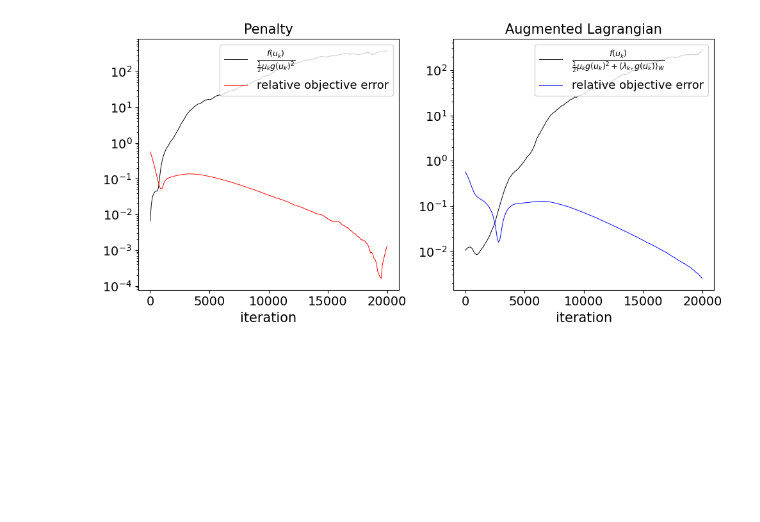
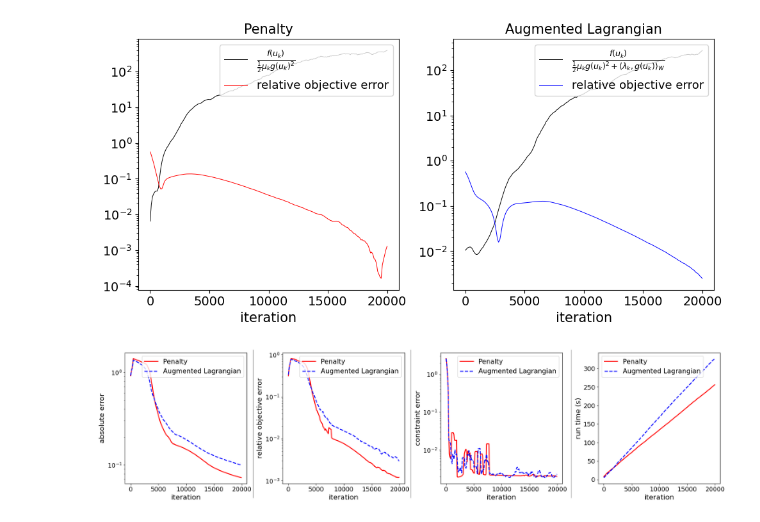
Before and after one commit to pinakm9/var-al, a Jupyter notebook: plotters/sphere-geodesic.ipynb, the cells around one changed output. Drawn from its saved outputs; the diff is of its cells as text; code cells hidden in the pictures; blank space fills up the shorter version.

Commit message:
helicoid tightter

```diff
--- a/plotters/sphere-geodesic.ipynb
+++ b/plotters/sphere-geodesic.ipynb
@@ -342,3 +342,83 @@ def plot_errors(filename, last, interval, k):
 plot_errors('../plots/helicoid-ratio', last=500, interval=1, k=1)
 # %% [output]
 [figure]
+# %%
+# set up plotting parameters
+scale = 0
+xlabel_size = ylabel_size = 16 + scale
+tick_size = 7 + scale
+legend_size = 15 + scale
+title_size = 15 + scale
+cbar_tick_size = 10 + scale
+line_color = "darkgrey"
+
+
+def smooth(y, k):
+    y_smooth = savgol_filter(y, 5, k)
+    return y_smooth
+
+tick_size = 14 + scale
+def plot_errors(filename, last, interval, k):
+    fig = plt.figure(figsize=(20, 5))
+    ax_l = fig.add_subplot(141)
+    ax_o = fig.add_subplot(142)
+    ax_c = fig.add_subplot(143)
+    ax_m = fig.add_subplot(144)
+    # plotting params
+    ax_l.tick_params(axis='both', which='major', labelsize=tick_size)
+    ax_l.tick_params(axis='both', which='minor', labelsize=tick_size)
+    #ax_l.set_title('Penalty solution', fontsize=title_size)
+    ax_l.set_xlabel('iteration', fontsize=xlabel_size)
+    ax_l.set_ylabel(r'absolute error', fontsize=ylabel_size)
+
+    ax_o.tick_params(axis='both', which='major', labelsize=tick_size)
+    ax_o.tick_params(axis='both', which='minor', labelsize=tick_size)
+    #ax_o.set_title('Augmented Lagrangian solution', fontsize=title_size)
+    ax_o.set_xlabel('iteration', fontsize=xlabel_size)
+    ax_o.set_ylabel('relative objective error', fontsize=ylabel_size)
+
+    ax_c.tick_params(axis='both', which='major', labelsize=tick_size)
+    ax_c.tick_params(axis='both', which='minor', labelsize=tick_size)
+    #ax_c.set_title('True solution', fontsize=title_size)
+    ax_c.set_xlabel('iteration', fontsize=xlabel_size)
+    ax_c.set_ylabel('constraint error', fontsize=ylabel_size)
+
+    ax_m.tick_params(axis='both', which='major', labelsize=tick_size)
+    ax_m.tick_params(axis='both', which='minor', labelsize=tick_size)
+    #ax_c.set_title('True solution', fontsize=title_size)
+    ax_m.set_xlabel('iteration', fontsize=xlabel_size)
+    ax_m.set_ylabel('run time (s)', fontsize=ylabel_size)
+
+    df_p = pd.read_csv('../data/sphere-geodesic/train_log.csv')
+    df_al = pd.read_csv('../data/sphere-geodesic-al/train_log.csv')
+
+    x = df_p['iteration'].to_numpy()[0:last:interval]
+    ax_l.semilogy(x, smooth(df_p['L2-error'].to_numpy()[0:last:interval], k), linewidth=2, label='Penalty', c='red')
+    ax_l.semilogy(x, smooth(df_al['L2-error'].to_numpy()[0:last:interval], k), linewidth=2, label='Augmented Lagrangian', c='blue', linestyle='--')
+    ax_l.legend(fontsize=legend_size)
+    ax_o.semilogy(x, smooth(np.abs(df_p['objective-error'].to_numpy()[0:last:interval]), k), linewidth=2, label='Penalty', c='red')
+    ax_o.semilogy(x, smooth(np.abs(df_al['objective-error'].to_numpy()[0:last:interval]), k), linewidth=2, label='Augmented Lagrangian', c='blue', linestyle='--')
+    ax_o.legend(fontsize=legend_size)
+    ax_c.semilogy(x, smooth(np.abs(df_p['constraint-error'].to_numpy()[0:last:interval]), k), linewidth=2, label='Penalty', c='red')
+    ax_c.semilogy(x, smooth(np.abs(df_al['constraint-error'].to_numpy()[0:last:interval]), k), linewidth=2, label='Augmented Lagrangian', c='blue', linestyle='--')
+    ax_c.legend(fontsize=legend_size)
+    ax_m.plot(x, smooth(np.abs(df_p['runtime'].to_numpy()[0:last:interval]), k), linewidth=2, label='Penalty', c='red')
+    ax_m.plot(x, smooth(np.abs(df_al['runtime'].to_numpy()[0:last:interval]), k), linewidth=2, label='Augmented Lagrangian', c='blue', linestyle='--')
+    ax_m.legend(fontsize=legend_size)
+    l = 0.4525
+    line = plt.Line2D([l+.045,l+.045],[0.05,0.98], transform=fig.transFigure, color=line_color)
+    fig.add_artist(line)
+    l = 0.205
+    line = plt.Line2D([l+.045,l+.045],[0.05,0.98], transform=fig.transFigure, color=line_color)
+    fig.add_artist(line)
+    l = 0.705
+    line = plt.Line2D([l+.045,l+.045],[0.05,0.98], transform=fig.transFigure, color=line_color)
+    fig.add_artist(line)
+    fig.tight_layout()
+    plt.savefig('{}.png'.format(filename), dpi=300)
+    plt.show()
+
+
+plot_errors('../plots/sphere-geodesic-error', last=200, interval=1, k=1)
+# %% [output]
+[figure, added]
```
Also changed, not shown: parts of 1 cell of this notebook, 5 other files.
